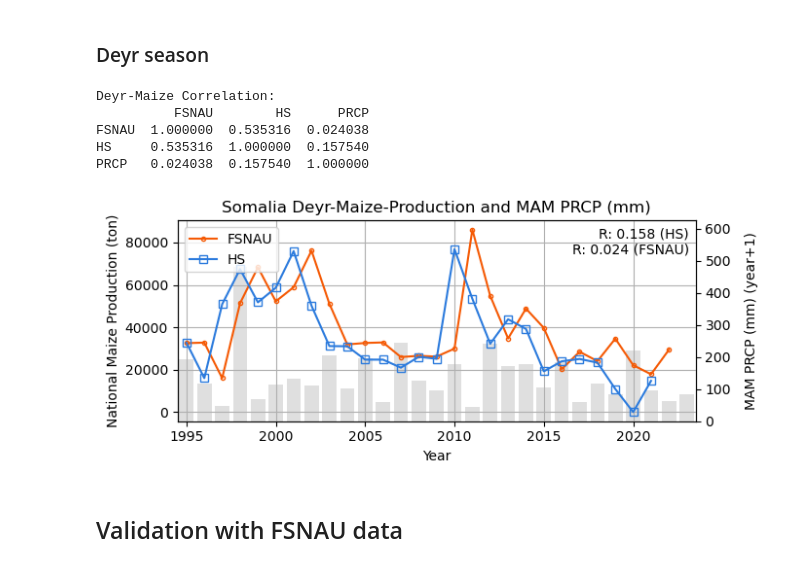
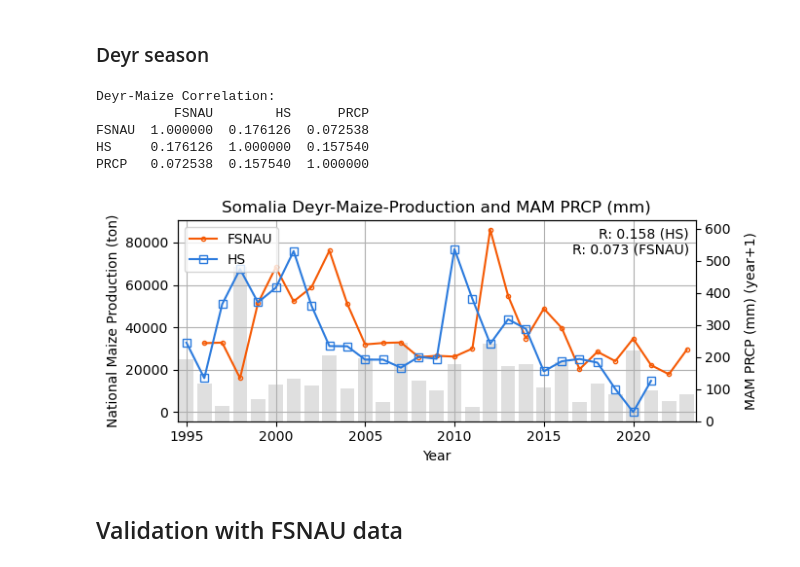
Before and after one commit to HarvestStat/HarvestStat, a Jupyter notebook: notebook/CropData_SO_Validation1.ipynb, the cells around one changed output. Drawn from its saved outputs; the diff is of its cells as text; code cells hidden in the pictures.

```diff
--- a/notebook/CropData_SO_Validation1.ipynb
+++ b/notebook/CropData_SO_Validation1.ipynb
@@ -114,7 +114,7 @@ df = df[
     (df['season_name'] == season_name) &
     (df['product'] == product_name_fsnau)
 ]
-df['year'] = df['planting_year']
+df['year'] = df['harvest_year']
 data_fsnau = df.pivot_table(index='year',columns='product',values='value',aggfunc='sum').sum(1).rename('FSNAU')
 # Merge
 data = pd.concat([data_fsnau, data_hs], axis=1, keys=['FSNAU','HS']).sort_index()
@@ -147,37 +147,37 @@ for i, line in enumerate(ax1.get_lines()):
 # ax1.set_xticks(years)
 # ax1.set_xticklabels(['%02d'% yr for yr in np.mod(years,100)])
 ax1.set_xlim([data.index[0]-0.5, data.index[-1]+0.5])
 ax1.set_xlabel('Year')
 ax1.set_ylabel('National Maize Production (ton)')
 ax1.patch.set_facecolor('white')
 # Precipitation
 year, value = prcp_nat.index, prcp_nat.values
 ax2 = ax1.twinx()
 plt.bar(year, value, alpha=.25, color='grey')
 ax2.set_ylim([0, value.max()*1.3])
 ax2.set_ylabel(prcp_label + ' (year+%d)'%prcp_year_offset, labelpad=10)
 ax2.grid(False)
 ax1.set_zorder(1)
 ax1.patch.set_visible(False)  # prevents ax1 from hiding ax2
 ax1.legend(loc='upper left')
 ax1.annotate(
     'R: %.3f (HS)\nR: %.3f (FSNAU)' % (corr_value.loc['HS','PRCP'], corr_value.loc['FSNAU','PRCP']),
     xy=(1, 1.0), xycoords='axes fraction', fontsize=10,
     xytext=(-5, -5), textcoords='offset points',
     ha='right', va='top'
 )
 title = f'{country_name} {season_name}-{product_name_fdw}-Production and {prcp_label}'
 ax1.set_title(title)
 fig.tight_layout()
 plt.show()
 # ---------------------------------------------------- #
 # %% [output]
 Deyr-Maize Correlation:
           FSNAU        HS      PRCP
-FSNAU  1.000000  0.535316  0.024038
-HS     0.535316  1.000000  0.157540
-PRCP   0.024038  0.157540  1.000000
+FSNAU  1.000000  0.176126  0.072538
+HS     0.176126  1.000000  0.157540
+PRCP   0.072538  0.157540  1.000000
-[figure, old version]
+[figure, new version]
 # %% [markdown]
 ## Validation with FSNAU data
 # %% [markdown]
```
Also changed, not shown: parts of 1 cell of this notebook, 1 other file.
